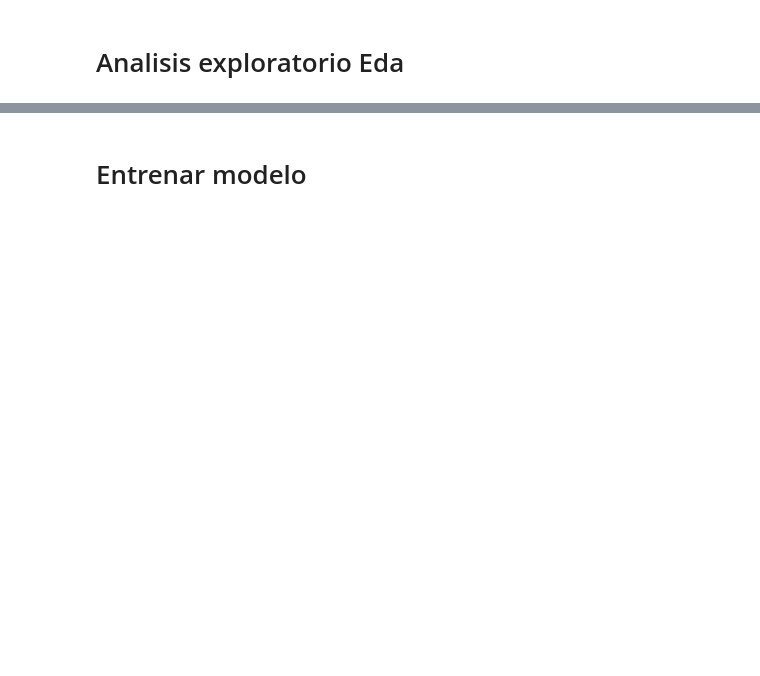
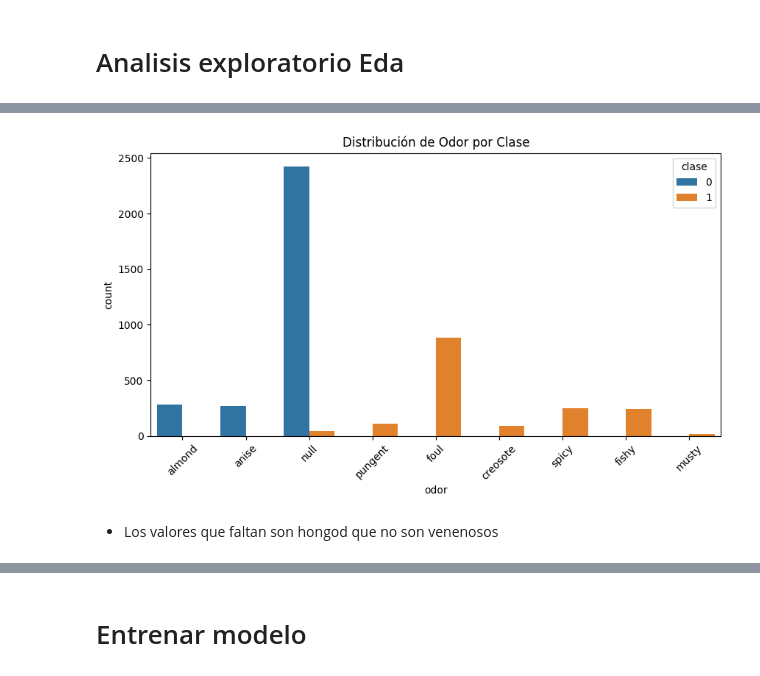
Before and after one commit to andreszaragoza/DS102024, a Jupyter notebook: 3-MachineLearning/2-Supervisado/Ejercicios/otromas.ipynb, the cells around one changed output, grey strips where cells are left out. Drawn from its saved outputs; the diff is of its cells as text; code cells hidden in the pictures; blank space fills up the shorter version.

```diff
--- a/3-MachineLearning/2-Supervisado/Ejercicios/otromas.ipynb
+++ b/3-MachineLearning/2-Supervisado/Ejercicios/otromas.ipynb
@@ -307,0 +330,10 @@ X_train, X_valid, y_train, y_valid = train_test_split(X_resampled, y_resampled,
+# %%
+plt.figure(figsize=(10, 5))
+sns.countplot(data=df_extra, x='odor', hue='clase')
+plt.title('Distribución de Odor por Clase')
+plt.xticks(rotation=45)
+plt.show()
+# %% [output]
+[figure, added]
+# %% [markdown]
+- Los valores que faltan son hongod que no son venenosos
```
Also changed, not shown: parts of 71 cells of this notebook, 4 other files.
